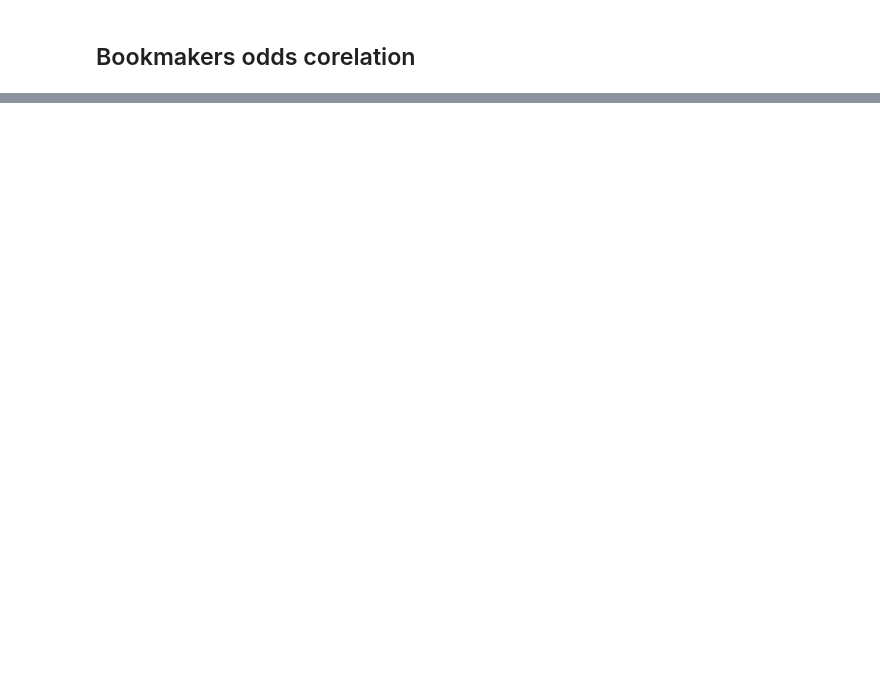
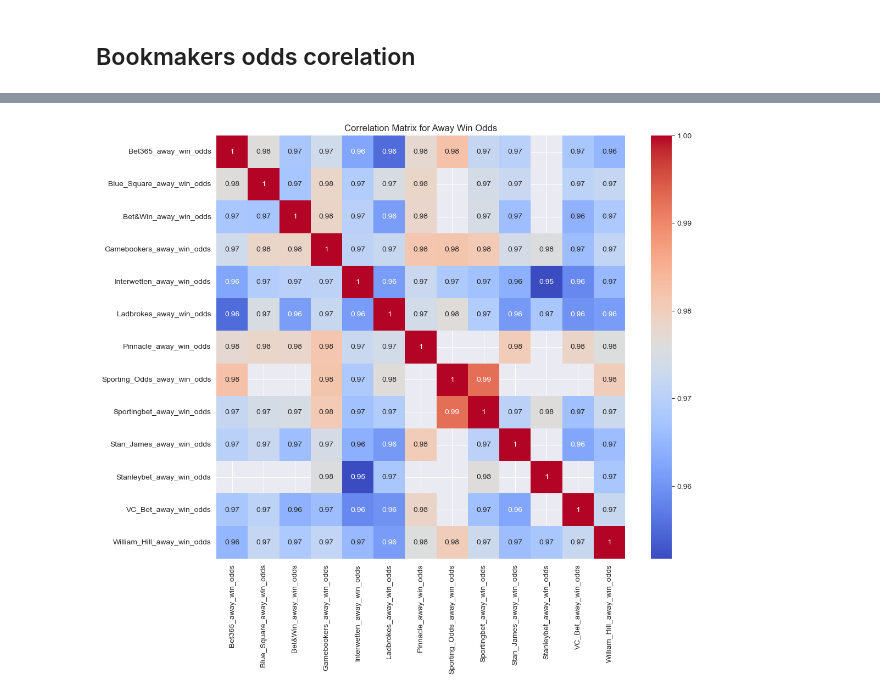
Before and after one commit to MaksimObukhov/football-predictor-ml, a Jupyter notebook: preprocessing.ipynb, the cells around one changed output, grey strips where cells are left out. Saved outputs shown, nothing was run; the diff lists cells and outputs as text; code cells hidden in the pictures; blank space fills up the shorter version.

```diff
--- a/preprocessing.ipynb
+++ b/preprocessing.ipynb
@@ -704,0 +726,20 @@ plt.show()
+# %%
+# Selecting away win odds from different bookmakers
+away_win_odds_columns = [
+    "Bet365_away_win_odds", "Blue_Square_away_win_odds", "Bet&Win_away_win_odds",
+    "Gamebookers_away_win_odds", "Interwetten_away_win_odds", "Ladbrokes_away_win_odds",
+    "Pinnacle_away_win_odds", "Sporting_Odds_away_win_odds", "Sportingbet_away_win_odds",
+    "Stan_James_away_win_odds", "Stanleybet_away_win_odds", "VC_Bet_away_win_odds",
+    "William_Hill_away_win_odds"
+]
+
+# Compute the correlation matrix for away win odds
+correlation_matrix_away_win = train_df[away_win_odds_columns].corr()
+
+# Generate a heatmap of the correlation matrix
+plt.figure(figsize=(12, 10))
+sns.heatmap(correlation_matrix_away_win, annot=True, cmap='coolwarm')
+plt.title('Correlation Matrix for Away Win Odds')
+plt.show()
+# %% [output]
+[figure, added]
```
Also changed, not shown: parts of 17 cells of this notebook, 1 other file.
